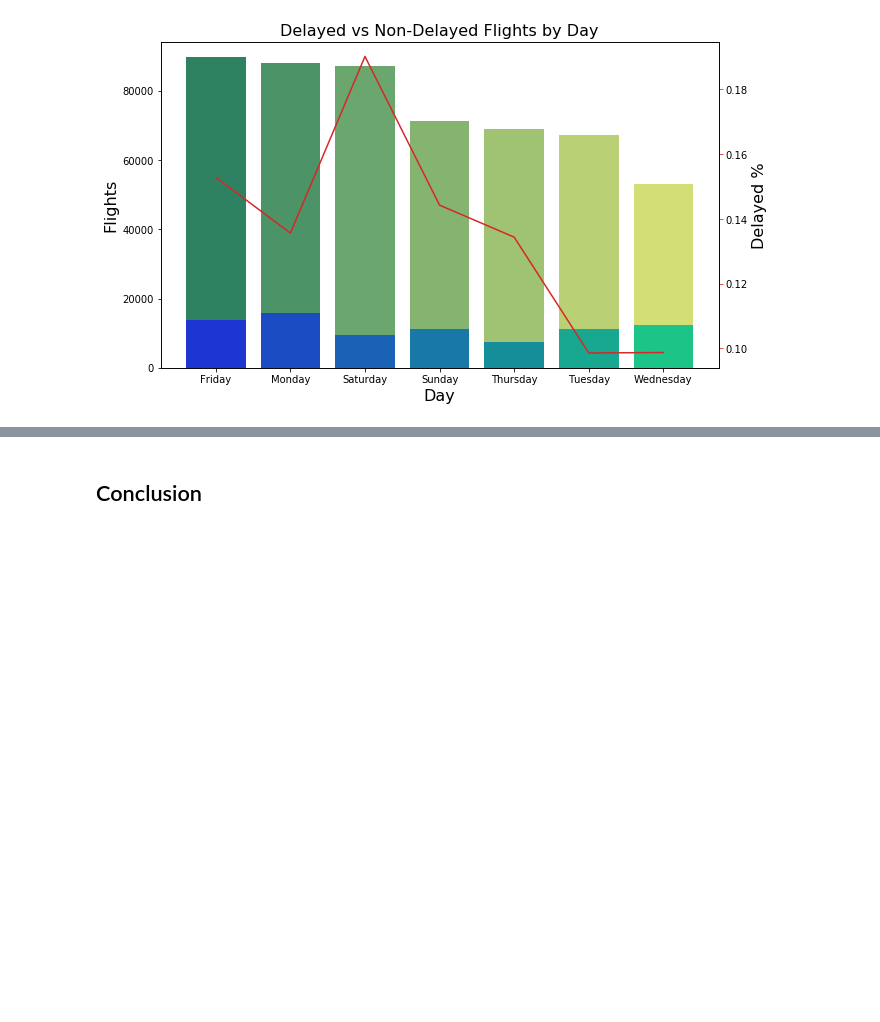
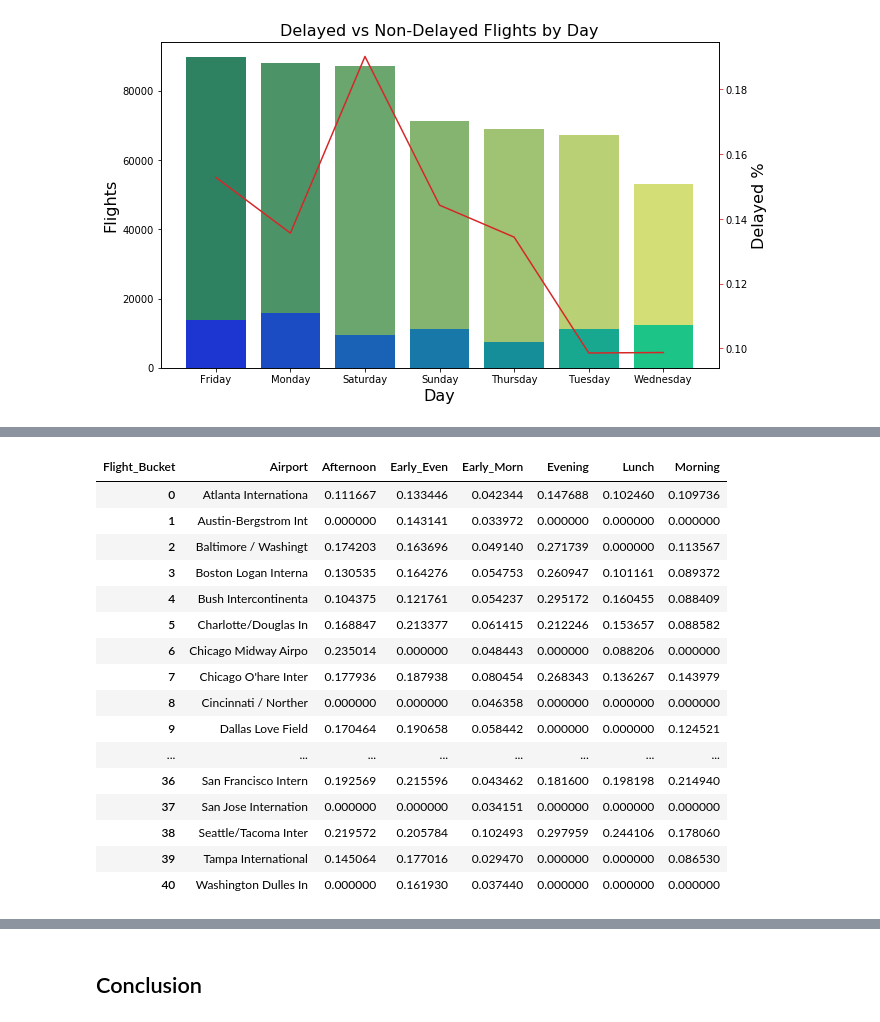
Before and after one commit to mattydeane74/Python-DA-Course, a Jupyter notebook: Lesson_6/Airlines_delay.ipynb, the cells around one changed output, grey strips where cells are left out. Cells and saved outputs as stored; diff of their text form; code cells hidden in the pictures; blank space fills up the shorter version.

```diff
--- a/Lesson_6/Airlines_delay.ipynb
+++ b/Lesson_6/Airlines_delay.ipynb
@@ -803,0 +808,9 @@ plt.show()
+# %%
+#grouping up airports and time buckets on delay percentage of flights
+AirportTime=pd.DataFrame(Jan2020.groupby([Jan2020['origin_airport'].str[:20],"flight_time_blk","dep_del15"])["origin_airport_id"].count().unstack("dep_del15").reset_index().values,columns=["Airport","Flight_Bucket","Not_Delayed","Delayed"])
+AirportTime['Not_Delayed'].fillna(value=0, axis=0, inplace=True)
+AirportTime['Delayed'].fillna(value=0, axis=0, inplace=True)
+AirportTime["PercentOfDelayed"]=pd.to_numeric(AirportTime.Delayed /( AirportTime.Delayed+ AirportTime.Not_Delayed))
+AirportTime["Flights"]=pd.to_numeric(AirportTime.Delayed+ AirportTime.Not_Delayed)
+AirportTime.sort_values(by="Flights",ascending=False,inplace=True)
+AirportTime.head(20)
@@ -803,0 +835,30 @@ plt.show()
+# %%
+#breakdown of airport and time buckets where flights > 1000
+airport = AirportTime[AirportTime['Flights']>1000].pivot_table(
+                         index='Airport',
+                         columns='Flight_Bucket',
+                         values='PercentOfDelayed',
+                         aggfunc='sum',
+                         fill_value=0).reset_index()
+
+
+
+airport
+# %% [output]
+| Flight_Bucket | Airport | Afternoon | Early_Even | Early_Morn | Evening | Lunch | Morning |
+| 0 | Atlanta Internationa | 0.111667 | 0.133446 | 0.042344 | 0.147688 | 0.102460 | 0.109736 |
+| 1 | Austin-Bergstrom Int | 0.000000 | 0.143141 | 0.033972 | 0.000000 | 0.000000 | 0.000000 |
+| 2 | Baltimore / Washingt | 0.174203 | 0.163696 | 0.049140 | 0.271739 | 0.000000 | 0.113567 |
+| 3 | Boston Logan Interna | 0.130535 | 0.164276 | 0.054753 | 0.260947 | 0.101161 | 0.089372 |
+| 4 | Bush Intercontinenta | 0.104375 | 0.121761 | 0.054237 | 0.295172 | 0.160455 | 0.088409 |
+| 5 | Charlotte/Douglas In | 0.168847 | 0.213377 | 0.061415 | 0.212246 | 0.153657 | 0.088582 |
+| 6 | Chicago Midway Airpo | 0.235014 | 0.000000 | 0.048443 | 0.000000 | 0.088206 | 0.000000 |
+| 7 | Chicago O'hare Inter | 0.177936 | 0.187938 | 0.080454 | 0.268343 | 0.136267 | 0.143979 |
+| 8 | Cincinnati / Norther | 0.000000 | 0.000000 | 0.046358 | 0.000000 | 0.000000 | 0.000000 |
+| 9 | Dallas Love Field | 0.170464 | 0.190658 | 0.058442 | 0.000000 | 0.000000 | 0.124521 |
+| ... | ... | ... | ... | ... | ... | ... | ... |
+| 36 | San Francisco Intern | 0.192569 | 0.215596 | 0.043462 | 0.181600 | 0.198198 | 0.214940 |
+| 37 | San Jose Internation | 0.000000 | 0.000000 | 0.034151 | 0.000000 | 0.000000 | 0.000000 |
+| 38 | Seattle/Tacoma Inter | 0.219572 | 0.205784 | 0.102493 | 0.297959 | 0.244106 | 0.178060 |
+| 39 | Tampa International | 0.145064 | 0.177016 | 0.029470 | 0.000000 | 0.000000 | 0.086530 |
+| 40 | Washington Dulles In | 0.000000 | 0.161930 | 0.037440 | 0.000000 | 0.000000 | 0.000000 |
```
Also changed, not shown: parts of 25 cells of this notebook, 1 other file.
